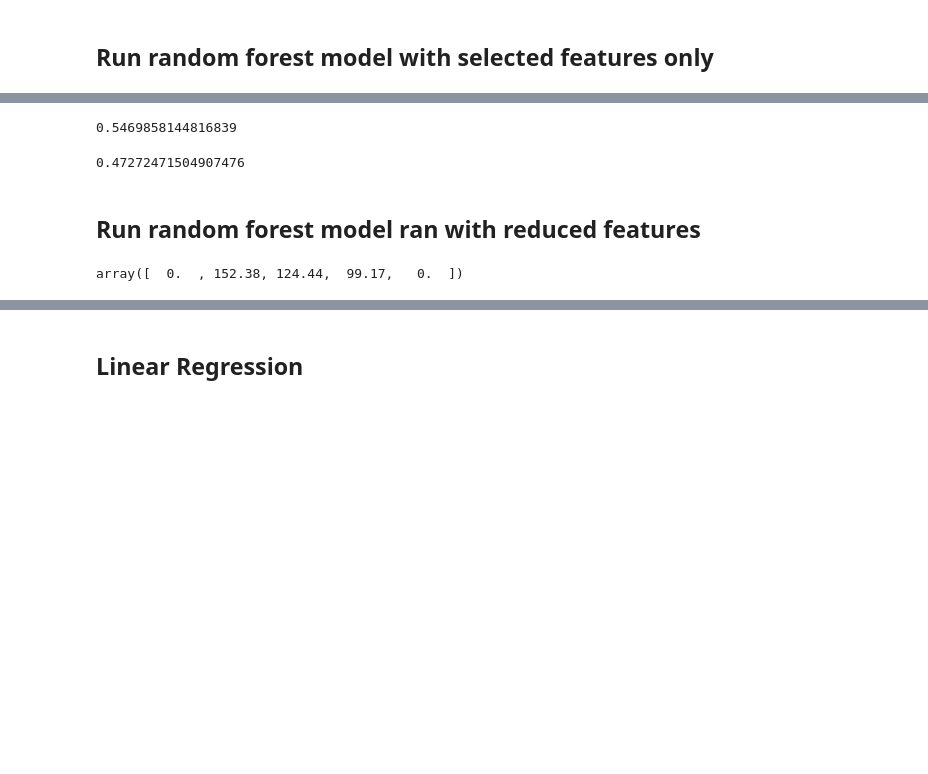
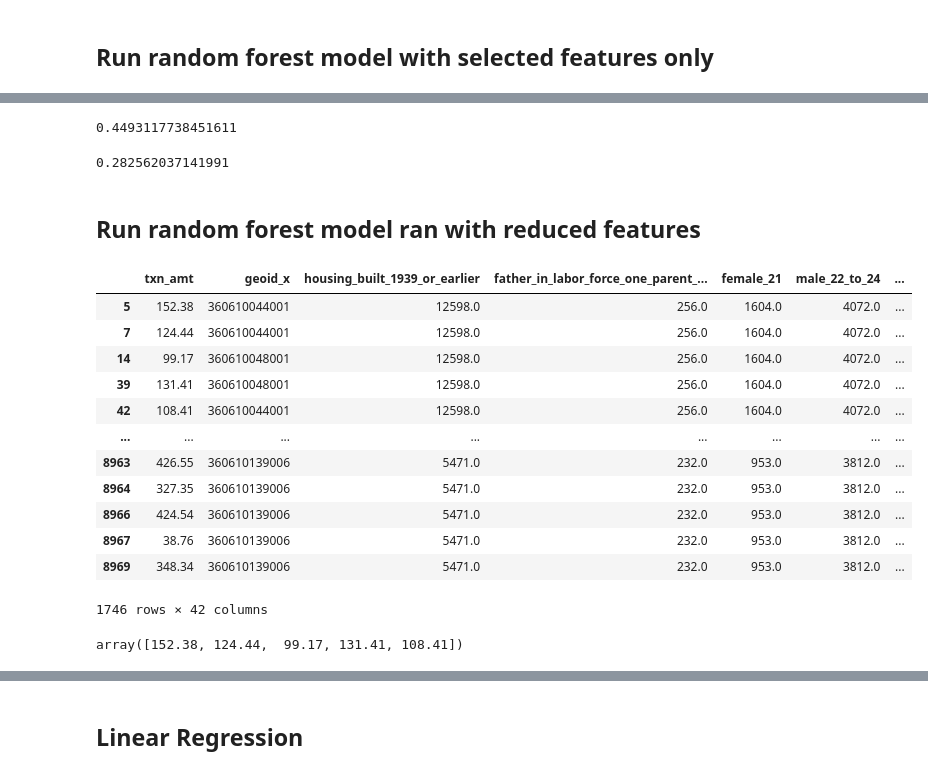
Before and after one commit to asliwinski23/mastercard_spend_prediction, a Jupyter notebook: final_project.ipynb, the cells around one changed output, grey strips where cells are left out. Saved outputs shown, nothing was run; the diff lists cells and outputs as text; code cells hidden in the pictures; blank space fills up the shorter version.

```diff
--- a/final_project.ipynb
+++ b/final_project.ipynb
@@ -162,3 +161,6 @@ See the caveats in the documentation: https://pandas.pydata.org/pandas-docs/stab
+# %%
+gdf_enrich_retail = gdf_enrich_retail[gdf_enrich_retail.txn_amt != 0]
+gdf_enrich_retail = gdf_enrich_retail[gdf_enrich_retail.txn_amt < 1000]
 # %% [markdown]
 ## Preprocessing Process:
 1. Define the features set
@@ -328,12 +330,12 @@ predictions1 = rf_model1.predict(X_test_scaled1)
 score_train1 = rf_model1.score(X_train_scaled1, y_train1)
 score_train1
 # %% [output]
-0.5469858144816839
+0.4493117738451611
 # %%
 score_test1 = rf_model1.score(X_test_scaled1, y_test1)
 score_test1
 # %% [output]
-0.47272471504907476
+0.282562037141991
 # %% [markdown]
 ## Run random forest model ran with reduced features
 # %%
@@ -357,6 +359,22 @@ gdf_feature_selection_1 = gdf_enrich_retail[['txn_amt','geoid_x','housing_built_
                                            'vacant_housing_units_for_sale','gini_index','less_than_high_school_graduate',
                                            'male_40_to_44', 'pop_determined_poverty_status'
                                           ]]
+# %%
+gdf_feature_selection_1
+# %% [output]
+|  | txn_amt | geoid_x | housing_built_1939_or_earlier | father_in_labor_force_one_parent_... | female_21 | male_22_to_24 | ... |
+| 5 | 152.38 | 360610044001 | 12598.0 | 256.0 | 1604.0 | 4072.0 | ... |
+| 7 | 124.44 | 360610044001 | 12598.0 | 256.0 | 1604.0 | 4072.0 | ... |
+| 14 | 99.17 | 360610048001 | 12598.0 | 256.0 | 1604.0 | 4072.0 | ... |
+| 39 | 131.41 | 360610048001 | 12598.0 | 256.0 | 1604.0 | 4072.0 | ... |
+| 42 | 108.41 | 360610044001 | 12598.0 | 256.0 | 1604.0 | 4072.0 | ... |
+| ... | ... | ... | ... | ... | ... | ... | ... |
+| 8963 | 426.55 | 360610139006 | 5471.0 | 232.0 | 953.0 | 3812.0 | ... |
+| 8964 | 327.35 | 360610139006 | 5471.0 | 232.0 | 953.0 | 3812.0 | ... |
+| 8966 | 424.54 | 360610139006 | 5471.0 | 232.0 | 953.0 | 3812.0 | ... |
+| 8967 | 38.76 | 360610139006 | 5471.0 | 232.0 | 953.0 | 3812.0 | ... |
+| 8969 | 348.34 | 360610139006 | 5471.0 | 232.0 | 953.0 | 3812.0 | ... |
+1746 rows × 42 columns
 # %%
 # Define the features set.
 X2 = gdf_feature_selection_1.copy()
@@ -368,7 +386,7 @@ X2 = X2.drop("txn_amt", axis=1)
 y2 = gdf_feature_selection_1["txn_amt"].ravel()
 y2[:5]
 # %% [output]
-array([  0.  , 152.38, 124.44,  99.17,   0.  ])
+array([152.38, 124.44,  99.17, 131.41, 108.41])
 # %%
 # Splitting into Train and Test sets.
 X_train2, X_test2, y_train2, y_test2 = train_test_split(X2, y2, random_state=20)
```
Also changed, not shown: parts of 33 cells of this notebook, 1 other file.
